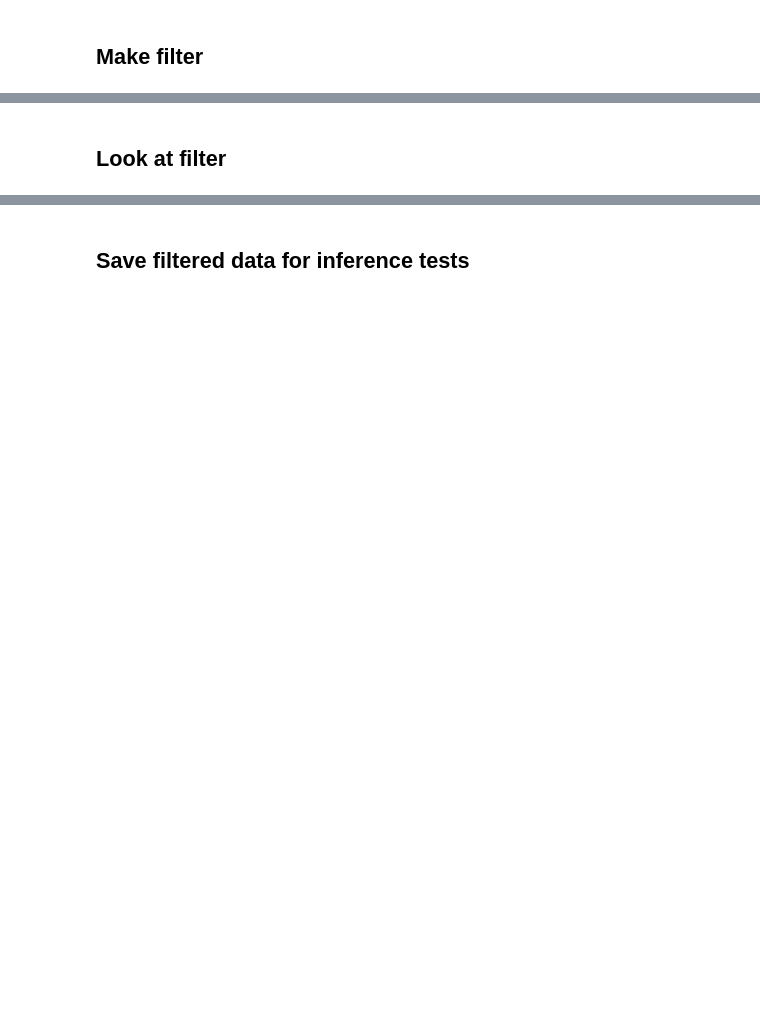
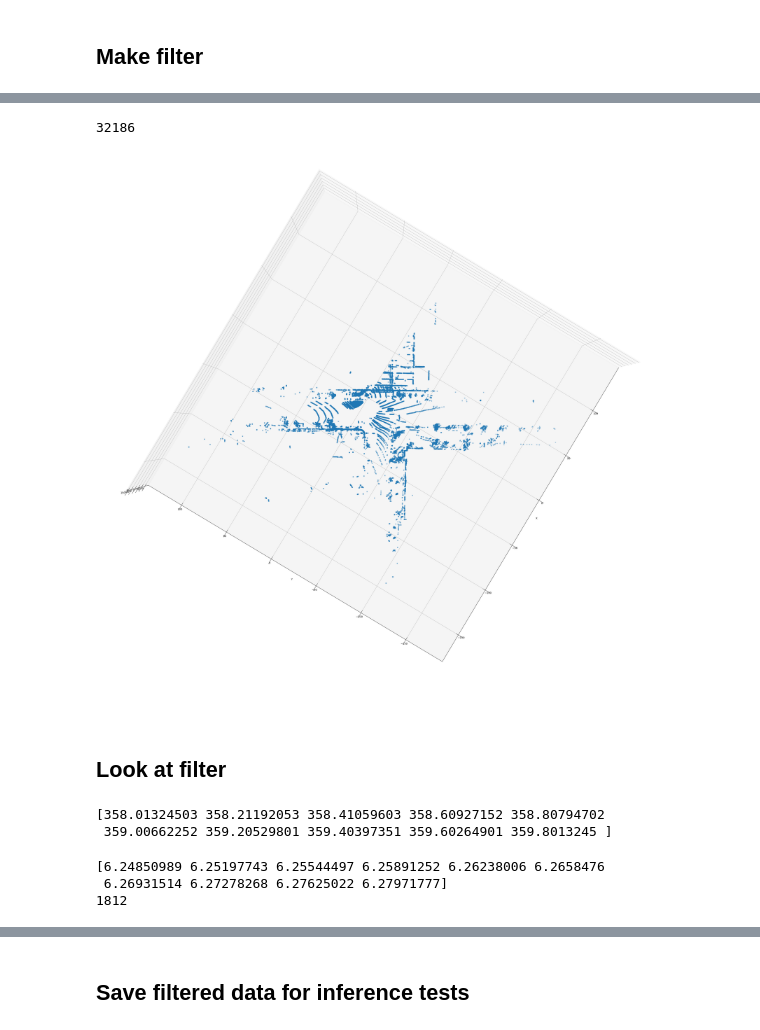
Before and after one commit to CalTransProject/3D-Vehicle-Detection-PointPillars, a Jupyter notebook: server_scripts/filter_time_tests_pcap_test.ipynb, the cells around one changed output, grey strips where cells are left out. Drawn from its saved outputs; the diff is of its cells as text; code cells hidden in the pictures; blank space fills up the shorter version.

```diff
--- a/server_scripts/filter_time_tests_pcap_test.ipynb
+++ b/server_scripts/filter_time_tests_pcap_test.ipynb
@@ -489,16 +113,12 @@ def vectorized_update_lookup_table(frame, lookup_table):
 # %%
 # For each point, compare to current make and keep the farthest distance
-def update_lookup_table(points, lookup_table):
-     for point in points:
-        laser_id = point['laser_id']
-        azimuth_deg = point['azimuth']
-        distance = point['distance']
-
-        # Convert azimuth to index by multiplying by 100 and rounding
-        azimuth_idx = int(round(azimuth_deg * 100)) % 36000  # Ensure index is within 0-35999
-
+def update_lookup_table(lookup_table, points):
+    for point in points:
+        laser_id = int(point[6])
+        column_id = int(point[5])
+        z = point[2]
         # Compare and store the larger distance
-        current_distance = lookup_table[laser_id, azimuth_idx]
-        if distance > current_distance:
-            lookup_table[laser_id, azimuth_idx] = distance
+        current_z = lookup_table[laser_id, column_id]
+        if abs(z) > abs(current_z):
+            lookup_table[laser_id, column_id] = z
 # %%
@@ -509,11 +129,11 @@ def vec_populate_lookup_table(lookup_table, frames):
 # %%
 def populate_lookup_table(lookup_table, frames):
     for frame in frames:
-        update_lookup_table(frame, lookup_table)
+        update_lookup_table(lookup_table, frame)
     return lookup_table
 # %%
 distance_lookup_table = create_lookup_table()
-populated_lookup_table = populate_lookup_table(distance_lookup_table, test_frames[1:-1])
+populated_lookup_table = populate_lookup_table(distance_lookup_table, test_cloud_arrays[1:-1])
 # %%
 print(populated_lookup_table)
 # %% [output]
@@ -563,2 +231,28 @@ print(f"{num_populated_cols} Columns contains non-zero values.")
+# %%
+print(len(points_df))
+# %% [output]
+32186
+# %%
+# Set up the plot
+fig = plt.figure(figsize=(40, 40))
+ax = fig.add_subplot(111, projection='3d')
+
+# Plot the point cloud
+ax.scatter(points_df['y'], -points_df['x'], points_df['z'], s=10, marker=',')
+
+# Setting the axes properties
+ax.set_xlabel('X')
+ax.set_ylabel('Y')
+ax.set_zlabel('Z')
+
+# Adjust the view angle if needed
+ax.view_init(elev=90, azim=210) # You can change these angles to get a better view
+
+# Fix aspect ratio
+set_axes_equal(ax)
+
+plt.show()
+# %% [output]
+[figure, added]
 # %% [markdown]
 ## Look at filter
@@ -564,0 +262,22 @@ print(f"{num_populated_cols} Columns contains non-zero values.")
+# %%
+# Angle increment per column in radians
+angle_increment_deg = 360 / num_columns
+
+# Azimuth angles for each column
+azimuth_angles_deg = np.arange(num_columns) * angle_increment_deg
+print(azimuth_angles_deg[-10:])
+# %% [output]
+[358.01324503 358.21192053 358.41059603 358.60927152 358.80794702
+ 359.00662252 359.20529801 359.40397351 359.60264901 359.8013245 ]
+# %%
+# Angle increment per column in radians
+angle_increment_rad = 2 * np.pi / num_columns
+
+# Azimuth angles for each column in radians
+azimuth_angles_rad = np.arange(num_columns) * angle_increment_rad
+print(azimuth_angles_rad[-10:])
+print(len(azimuth_angles_rad))
+# %% [output]
+[6.24850989 6.25197743 6.25544497 6.25891252 6.26238006 6.2658476
+ 6.26931514 6.27278268 6.27625022 6.27971777]
+1812
```
Also changed, not shown: parts of 61 cells of this notebook, 3 other files.
